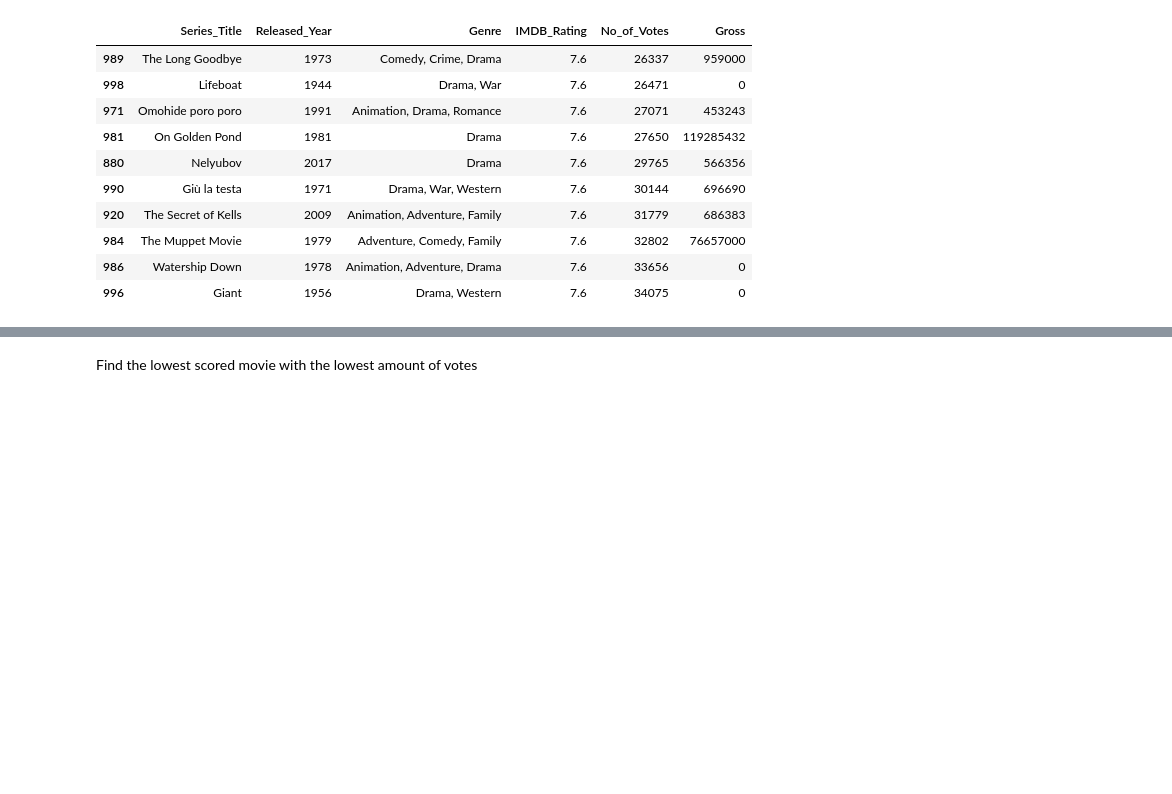
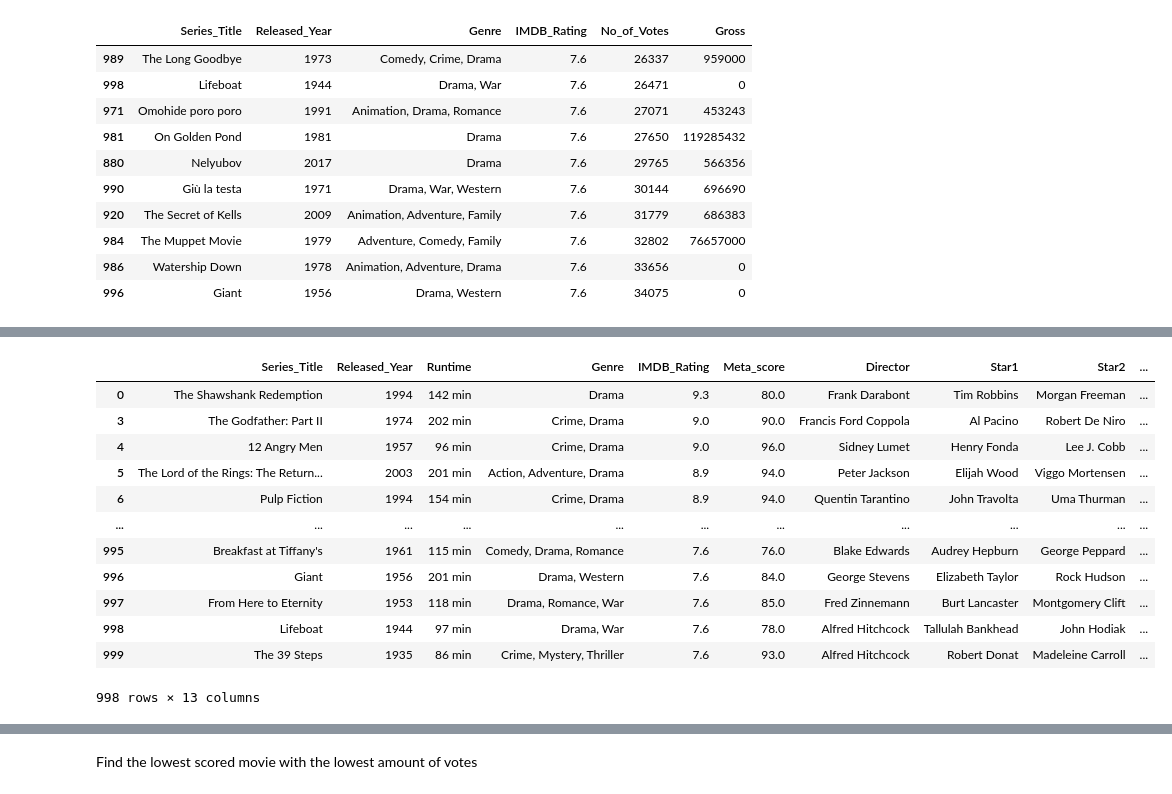
Before and after one commit to AmalSatheesan/Data_Analysis_with_Pandas, a Jupyter notebook: homework_dataframes_001.ipynb, the cells around one changed output, grey strips where cells are left out. Drawn from its saved outputs; the diff is of its cells as text; code cells hidden in the pictures; blank space fills up the shorter version.

```diff
--- a/homework_dataframes_001.ipynb
+++ b/homework_dataframes_001.ipynb
@@ -332,0 +370,16 @@ movies
+# %%
+movie.drop(labels=[1,2]) #add inplace to reflect in actual data.
+# %% [output]
+|  | Series_Title | Released_Year | Runtime | Genre | IMDB_Rating | Meta_score | Director | Star1 | Star2 | ... |
+| 0 | The Shawshank Redemption | 1994 | 142 min | Drama | 9.3 | 80.0 | Frank Darabont | Tim Robbins | Morgan Freeman | ... |
+| 3 | The Godfather: Part II | 1974 | 202 min | Crime, Drama | 9.0 | 90.0 | Francis Ford Coppola | Al Pacino | Robert De Niro | ... |
+| 4 | 12 Angry Men | 1957 | 96 min | Crime, Drama | 9.0 | 96.0 | Sidney Lumet | Henry Fonda | Lee J. Cobb | ... |
+| 5 | The Lord of the Rings: The Return... | 2003 | 201 min | Action, Adventure, Drama | 8.9 | 94.0 | Peter Jackson | Elijah Wood | Viggo Mortensen | ... |
+| 6 | Pulp Fiction | 1994 | 154 min | Crime, Drama | 8.9 | 94.0 | Quentin Tarantino | John Travolta | Uma Thurman | ... |
+| ... | ... | ... | ... | ... | ... | ... | ... | ... | ... | ... |
+| 995 | Breakfast at Tiffany's | 1961 | 115 min | Comedy, Drama, Romance | 7.6 | 76.0 | Blake Edwards | Audrey Hepburn | George Peppard | ... |
+| 996 | Giant | 1956 | 201 min | Drama, Western | 7.6 | 84.0 | George Stevens | Elizabeth Taylor | Rock Hudson | ... |
+| 997 | From Here to Eternity | 1953 | 118 min | Drama, Romance, War | 7.6 | 85.0 | Fred Zinnemann | Burt Lancaster | Montgomery Clift | ... |
+| 998 | Lifeboat | 1944 | 97 min | Drama, War | 7.6 | 78.0 | Alfred Hitchcock | Tallulah Bankhead | John Hodiak | ... |
+| 999 | The 39 Steps | 1935 | 86 min | Crime, Mystery, Thriller | 7.6 | 93.0 | Alfred Hitchcock | Robert Donat | Madeleine Carroll | ... |
+998 rows × 13 columns
```
Also changed, not shown: parts of 22 cells of this notebook.
